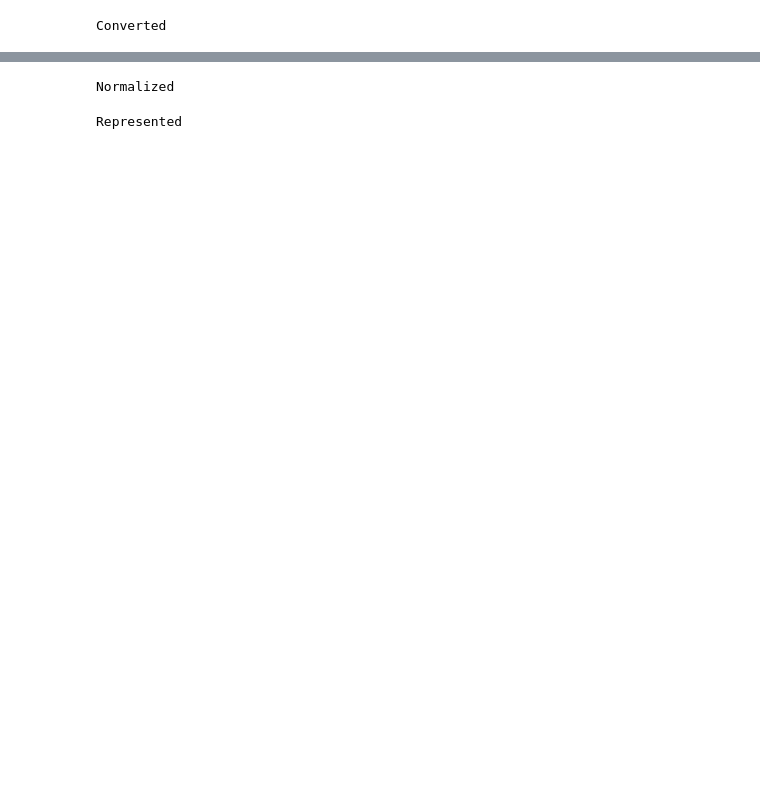
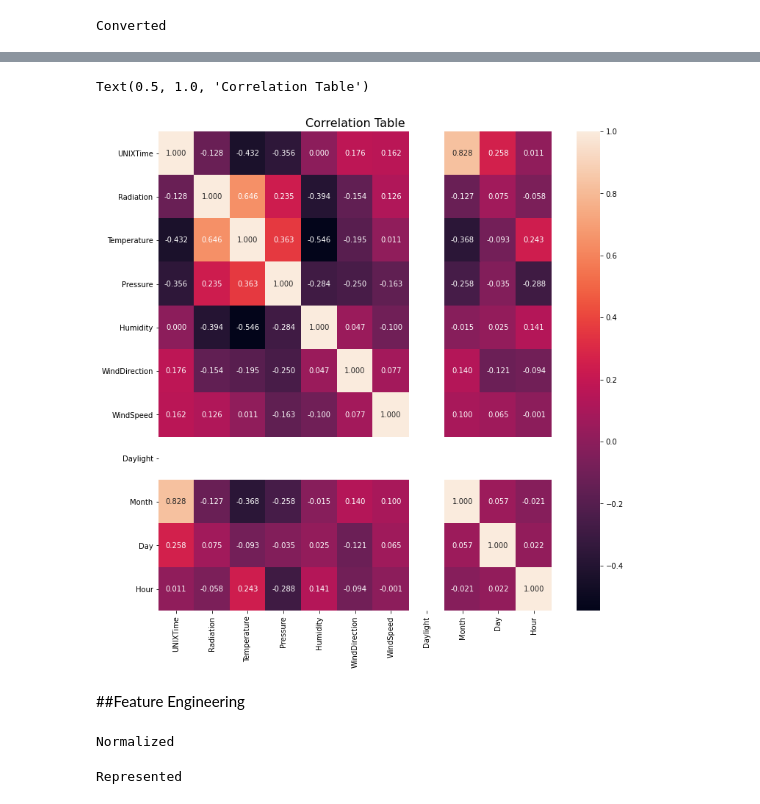
Before and after one commit to marcellinusc/solar-radiation, a Jupyter notebook: ml_model.ipynb, the cells around one changed output, grey strips where cells are left out. Drawn from its saved outputs; the diff is of its cells as text; code cells hidden in the pictures; blank space fills up the shorter version.

```diff
--- a/ml_model.ipynb
+++ b/ml_model.ipynb
@@ -90,3 +218,15 @@ Test set length: 3122
+# %%
+#@title Show correlation between each feature to other features
+
+plt.figure(figsize = (12,12))
+sns.heatmap(data.corr(), annot = True, fmt = '.3f')
+
+plt.title('Correlation Table', fontsize = 16)
+# %% [output]
+Text(0.5, 1.0, 'Correlation Table')
+[figure, added]
+# %% [markdown]
+##Feature Engineering
 # %%
 #@title Normalize values
 
```
Also changed, not shown: parts of 22 cells of this notebook.
